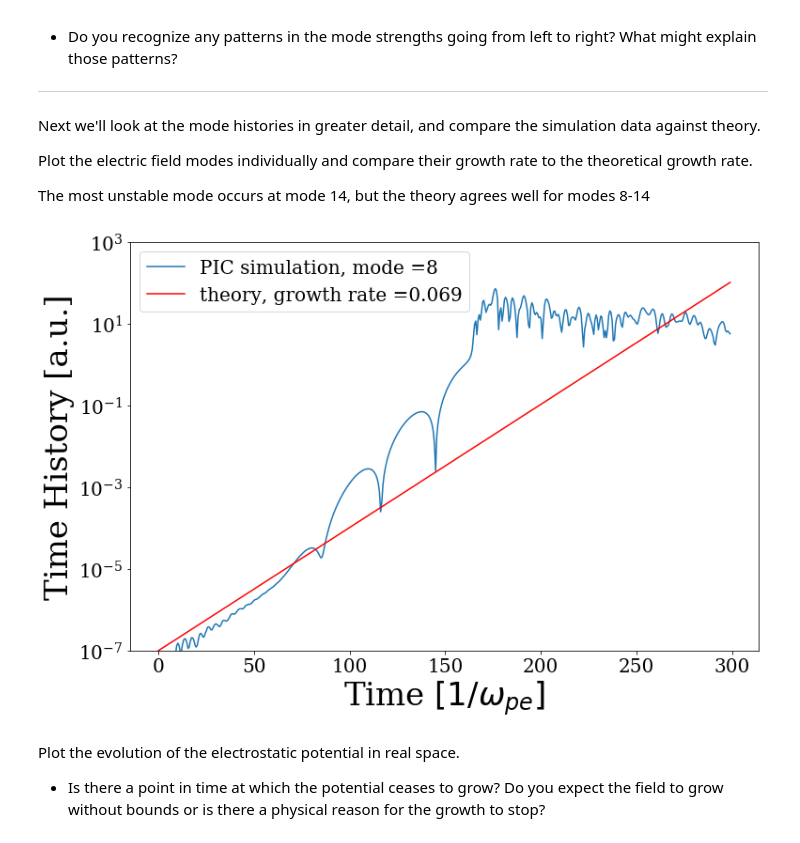
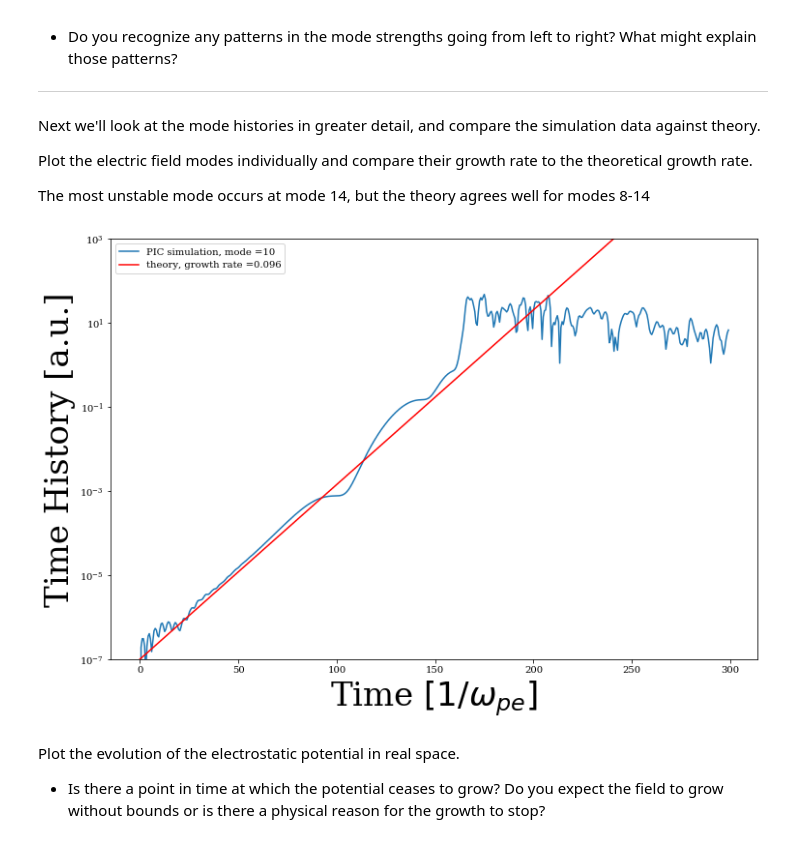
Before and after one commit to UCLA-Plasma-Simulation-Group/JupyterPIC, a Jupyter notebook: dev/buneman/Buneman-1-021018.ipynb, the cells around one changed output. Cells and saved outputs as stored; diff of their text form; code cells hidden in the pictures.

```diff
--- a/dev/buneman/Buneman-1-021018.ipynb
+++ b/dev/buneman/Buneman-1-021018.ipynb
@@ -212,7 +232,7 @@ dk=2*3.1415926/nx
 
 # To compare with theory, just specify the mode you want to look at here
 #
-display_mode = 8
+display_mode = 10
 bracket = False
 #
 #
@@ -225,34 +245,34 @@ alpha = v0 * dk * (display_mode)
 growth_rate=growth_rate_func(alpha)[()]
 
 taxis=np.linspace(0,test4.axes[1].axis_max,nt)
 stream_theory=np.zeros(nt)
 stream_theory_plus=np.zeros(nt)
 stream_theory_minus=np.zeros(nt)
 init_amplitude=1e-7
 for it in range(0,nt):
     stream_theory[it]=init_amplitude*np.exp(growth_rate*taxis[it])
     stream_theory_plus[it]=init_amplitude*np.exp(1.15*growth_rate*taxis[it])
     stream_theory_minus[it]=init_amplitude*np.exp(0.85*growth_rate*taxis[it])
 
 plt.figure(figsize=(12,8))
 plt.semilogy(taxis,test4.data[:,display_mode],label='PIC simulation, mode ='+repr(display_mode))
 plt.semilogy(taxis,stream_theory,'r',label='theory, growth rate ='+'%.3f'%growth_rate)
 
 if (bracket):
     plt.semilogy(taxis,stream_theory_plus,'g.')
 
     plt.semilogy(taxis,stream_theory_minus,'g.')
 
 
 plt.ylim((1e-7,1000))
 plt.legend()
 plt.xlabel('Time $[1/\omega_{pe}]$',**axis_font)
 plt.ylabel('Time History [a.u.]', **axis_font)
 
 
 plt.show()
 # %% [output]
-[figure, old version]
+[figure, new version]
 # %% [markdown]
 Plot the evolution of the electrostatic potential in real space.
 
```
Also changed, not shown: parts of 14 cells of this notebook.
